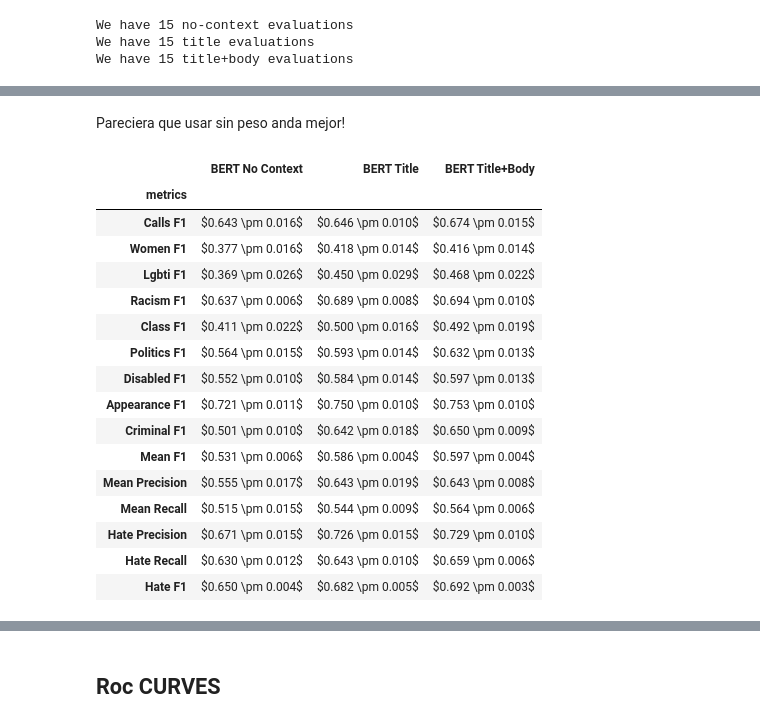
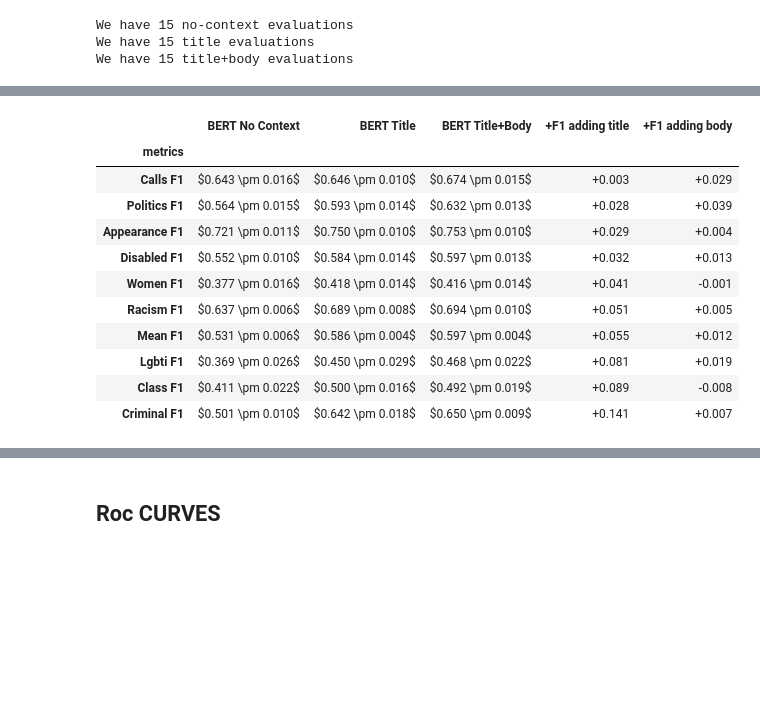
Before and after one commit to finiteautomata/contextualized-hatespeech-classification, a Jupyter notebook: notebooks/Results - 2 fine grained.ipynb, the cells around one changed output, grey strips where cells are left out. Cells and saved outputs as stored; diff of their text form; code cells hidden in the pictures; blank space fills up the shorter version.

```diff
--- a/notebooks/Results - 2 fine grained.ipynb
+++ b/notebooks/Results - 2 fine grained.ipynb
@@ -38,12 +38,19 @@ We have 15 title+body evaluations
 import pandas as pd
 
 metric_columns = [
-    'calls_f1', 'women_f1', 'lgbti_f1', 'racism_f1',
+    'calls_f1',
+    'women_f1', 'lgbti_f1', 'racism_f1',
     'class_f1', 'politics_f1', 'disabled_f1',
     'appearance_f1', 'criminal_f1', 'mean_f1',
-    'mean_precision', 'mean_recall', 'hate_precision', 'hate_recall', 'hate_f1',
+    #'mean_precision', 'mean_recall', 'hate_precision', 'hate_recall', 'hate_f1',
 ]
 
+
+chars = [
+    'women_f1', 'lgbti_f1', 'racism_f1',
+    'class_f1', 'politics_f1', 'disabled_f1',
+    'appearance_f1', 'criminal_f1',
+]
 
 
 
@@ -70,5 +77,8 @@ for model_name, model_evaluations in evaluations.items():
 
 result_df = pd.concat(dfs, axis=1)
 
+result_df["diff adding title"] = result_df["title mean"] - result_df["no-context mean"]
+result_df["diff adding body"] = result_df["title+body mean"] - result_df["title mean"]
+
 result_df
 # %% [output]
@@ -91,46 +96,41 @@ result_df
-# %% [markdown]
-Pareciera que usar sin peso anda mejor!
 # %%
 def print_mean(row, context, ):
     mean = row[context + " mean"]
     std = row[context + " std"]
     return f"${mean:.3f} \pm {std:.3f}$"
 
 display_df = pd.DataFrame()
 
 for context, model_name in [
     ("no-context", "BERT No Context"),
     ("title", "BERT Title"),
     ("title+body", "BERT Title+Body"),
     ]:
     display_df[model_name] = result_df.apply(lambda x: print_mean(x, context), axis=1)
 
+display_df["+F1 adding title"] = result_df["diff adding title"].apply(lambda x: f"{'+' if x > 0 else '-'}{abs(x):.3f}")
+display_df["+F1 adding body"] = result_df["diff adding body"].apply(lambda x: f"{'+' if x > 0 else '-'}{abs(x):.3f}")
 
 
 display_df["metrics"] = display_df.index.map(lambda x: " ".join([y.capitalize() for y in x.split("_")]))
 
 display_df.reset_index(inplace=True)
 del display_df["index"]
 display_df.set_index("metrics", inplace=True)
 
 #display_df = display_df.T[["Mean F1"]]
-
+display_df.sort_values("+F1 adding title", inplace=True)
 display_df
 # %% [output]
-|  | BERT No Context | BERT Title | BERT Title+Body |
-| metrics |  |  |  |
-| Calls F1 | $0.643 \pm 0.016$ | $0.646 \pm 0.010$ | $0.674 \pm 0.015$ |
-| Women F1 | $0.377 \pm 0.016$ | $0.418 \pm 0.014$ | $0.416 \pm 0.014$ |
-| Lgbti F1 | $0.369 \pm 0.026$ | $0.450 \pm 0.029$ | $0.468 \pm 0.022$ |
-| Racism F1 | $0.637 \pm 0.006$ | $0.689 \pm 0.008$ | $0.694 \pm 0.010$ |
-| Class F1 | $0.411 \pm 0.022$ | $0.500 \pm 0.016$ | $0.492 \pm 0.019$ |
-| Politics F1 | $0.564 \pm 0.015$ | $0.593 \pm 0.014$ | $0.632 \pm 0.013$ |
-| Disabled F1 | $0.552 \pm 0.010$ | $0.584 \pm 0.014$ | $0.597 \pm 0.013$ |
-| Appearance F1 | $0.721 \pm 0.011$ | $0.750 \pm 0.010$ | $0.753 \pm 0.010$ |
-| Criminal F1 | $0.501 \pm 0.010$ | $0.642 \pm 0.018$ | $0.650 \pm 0.009$ |
-| Mean F1 | $0.531 \pm 0.006$ | $0.586 \pm 0.004$ | $0.597 \pm 0.004$ |
-| Mean Precision | $0.555 \pm 0.017$ | $0.643 \pm 0.019$ | $0.643 \pm 0.008$ |
-| Mean Recall | $0.515 \pm 0.015$ | $0.544 \pm 0.009$ | $0.564 \pm 0.006$ |
-| Hate Precision | $0.671 \pm 0.015$ | $0.726 \pm 0.015$ | $0.729 \pm 0.010$ |
-| Hate Recall | $0.630 \pm 0.012$ | $0.643 \pm 0.010$ | $0.659 \pm 0.006$ |
-| Hate F1 | $0.650 \pm 0.004$ | $0.682 \pm 0.005$ | $0.692 \pm 0.003$ |
+|  | BERT No Context | BERT Title | BERT Title+Body | +F1 adding title | +F1 adding body |
+| metrics |  |  |  |  |  |
+| Calls F1 | $0.643 \pm 0.016$ | $0.646 \pm 0.010$ | $0.674 \pm 0.015$ | +0.003 | +0.029 |
+| Politics F1 | $0.564 \pm 0.015$ | $0.593 \pm 0.014$ | $0.632 \pm 0.013$ | +0.028 | +0.039 |
+| Appearance F1 | $0.721 \pm 0.011$ | $0.750 \pm 0.010$ | $0.753 \pm 0.010$ | +0.029 | +0.004 |
+| Disabled F1 | $0.552 \pm 0.010$ | $0.584 \pm 0.014$ | $0.597 \pm 0.013$ | +0.032 | +0.013 |
+| Women F1 | $0.377 \pm 0.016$ | $0.418 \pm 0.014$ | $0.416 \pm 0.014$ | +0.041 | -0.001 |
+| Racism F1 | $0.637 \pm 0.006$ | $0.689 \pm 0.008$ | $0.694 \pm 0.010$ | +0.051 | +0.005 |
+| Mean F1 | $0.531 \pm 0.006$ | $0.586 \pm 0.004$ | $0.597 \pm 0.004$ | +0.055 | +0.012 |
+| Lgbti F1 | $0.369 \pm 0.026$ | $0.450 \pm 0.029$ | $0.468 \pm 0.022$ | +0.081 | +0.019 |
+| Class F1 | $0.411 \pm 0.022$ | $0.500 \pm 0.016$ | $0.492 \pm 0.019$ | +0.089 | -0.008 |
+| Criminal F1 | $0.501 \pm 0.010$ | $0.642 \pm 0.018$ | $0.650 \pm 0.009$ | +0.141 | +0.007 |
```
Also changed, not shown: parts of 4 cells of this notebook.
